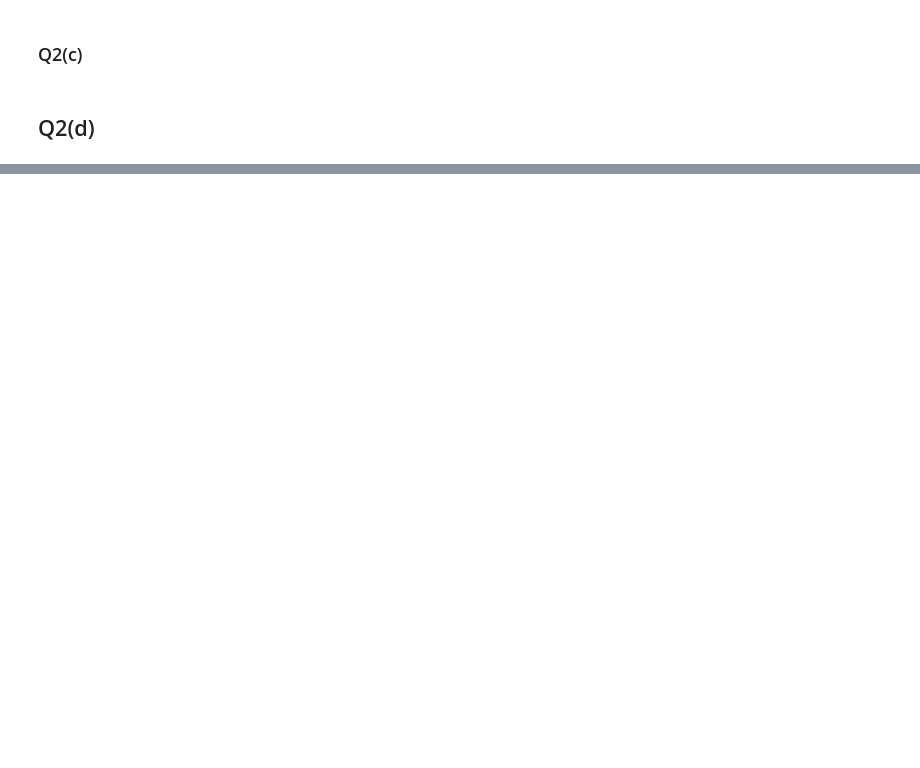
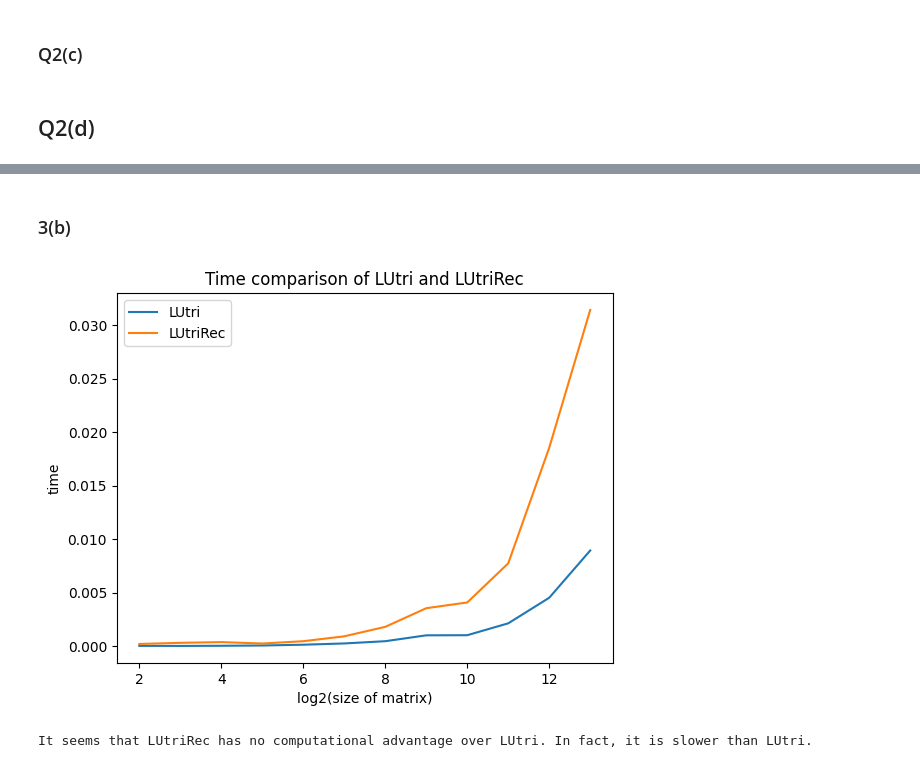
Before and after one commit to harryhanYuhao/math, a Jupyter notebook: 2023-2024/numerical_linear_algebra/s2162783_solution.ipynb, the cells around one changed output, grey strips where cells are left out. Cells and saved outputs as stored; diff of their text form; code cells hidden in the pictures; blank space fills up the shorter version.

```diff
--- a/2023-2024/numerical_linear_algebra/s2162783_solution.ipynb
+++ b/2023-2024/numerical_linear_algebra/s2162783_solution.ipynb
@@ -386,0 +500,17 @@ ax.plot(n_list, errorList)  # Plot some data on the axes
+# %%
+import sympy as sym
+sym.init_printing(use_unicode=True)
+
+# verification
+
+print("Verification of LUtriRec")
+
+for i in range(4, 12):
+    A = random_tridiagonal_matrix(2**i)
+
+    l, u, v = LUtriRec(*get_abc_From_A(A))
+
+    L = get_L_from_l_of_LUtri(l)
+    U = get_U_from_u_v_of_LUtri(u, v)
+    print("for", i, "**2 dimensional matrix ")
+    print(np.allclose(A, L@U))
@@ -386,0 +535,39 @@ ax.plot(n_list, errorList)  # Plot some data on the axes
+# %% [markdown]
+### 3(b)
+# %%
+# Compare the time of LUtri and LUtriRec
+import time
+import numpy as np
+import matplotlib.pyplot as plt
+
+time_LUtri = []
+time_LUtriRec = []
+size_of_matrix = []
+
+for j in range(2, 14):
+    A = random_tridiagonal_matrix(2**j)
+    a, b, c = get_abc_From_A(A)
+
+
+    tmp = time.time()
+    LUtri(a, b, c)
+    time_LUtri.append(time.time() - tmp)
+
+    tmp = time.time()
+    LUtriRec(a, b, c)
+    time_LUtriRec.append(time.time() - tmp)
+
+    size_of_matrix.append(j)
+
+plt.plot(size_of_matrix, time_LUtri, label="LUtri")
+plt.plot(size_of_matrix, time_LUtriRec, label="LUtriRec")
+plt.xlabel("log2(size of matrix)")
+plt.ylabel("time")
+plt.title("Time comparison of LUtri and LUtriRec")
+plt.legend()
+plt.show()
+
+print("It seems that LUtriRec has no computational advantage over LUtri. In fact, it is slower than LUtri.")
+# %% [output]
+[figure, added]
+It seems that LUtriRec has no computational advantage over LUtri. In fact, it is slower than LUtri.
```
Also changed, not shown: parts of 27 cells of this notebook, 6 other files.
